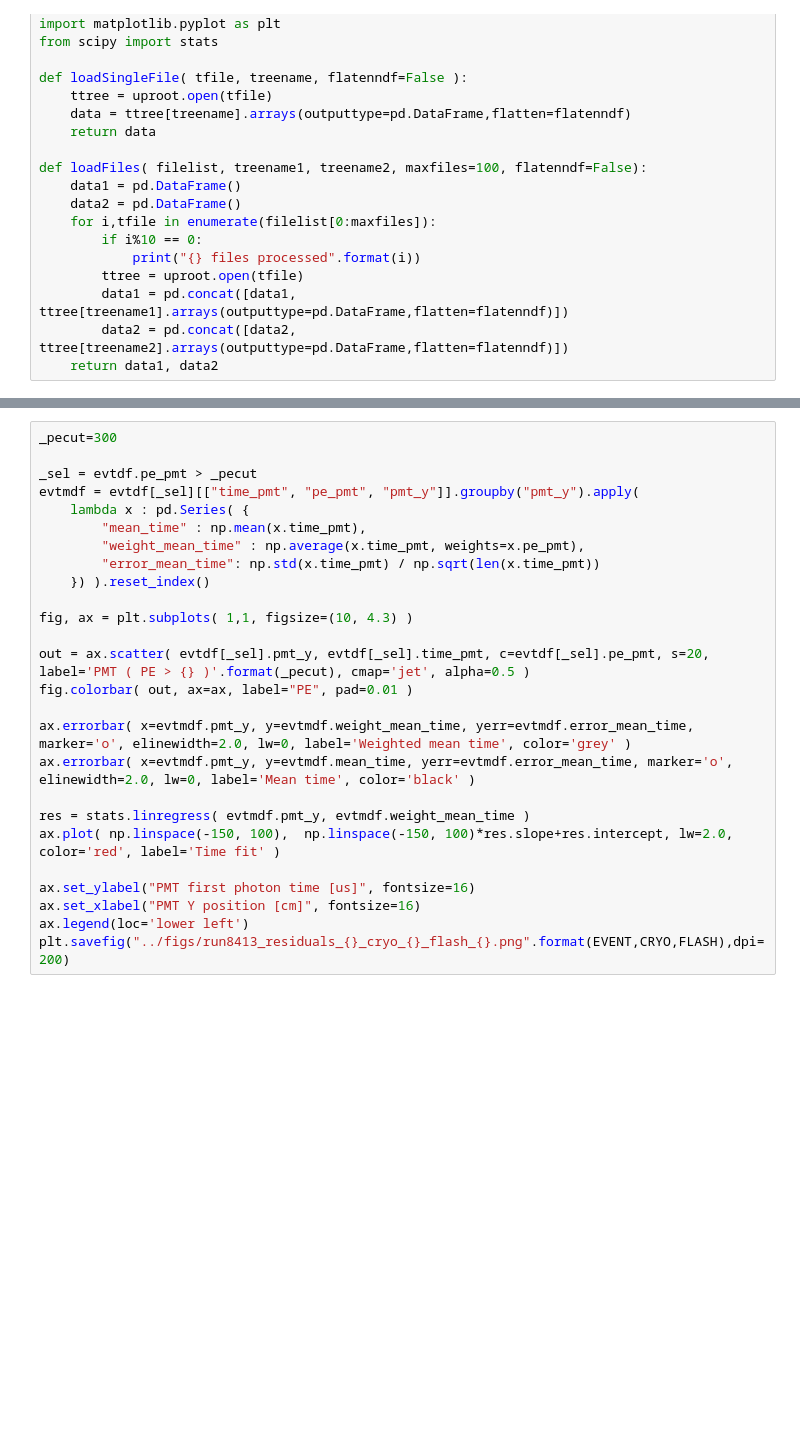
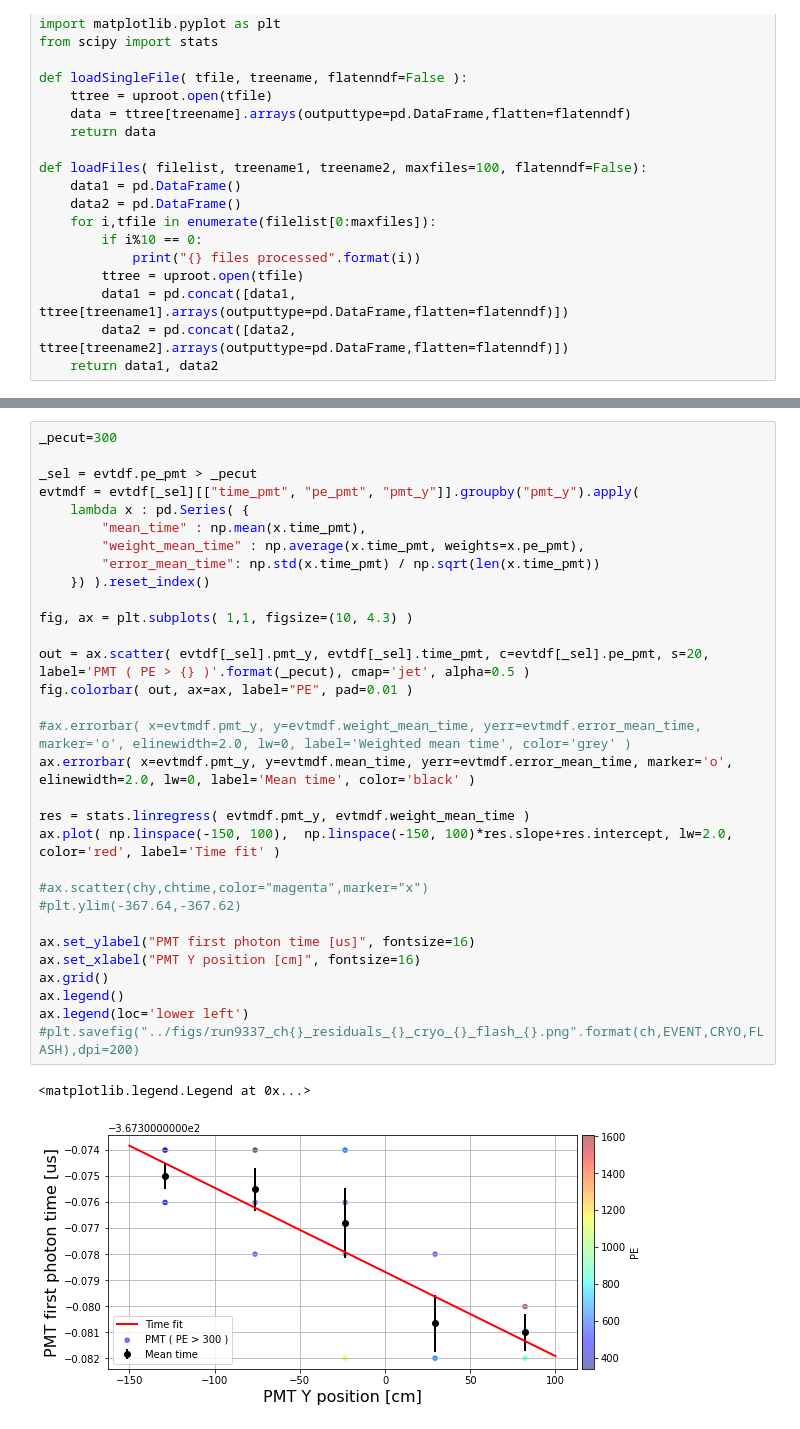
Before and after one commit to mvicenzi/pmt-calibration, a Jupyter notebook: cosmics-timing/notebooks/Event-display.ipynb, the cells around one changed output, grey strips where cells are left out. Cells and saved outputs as stored; diff of their text form; blank space fills up the shorter version.

```diff
--- a/cosmics-timing/notebooks/Event-display.ipynb
+++ b/cosmics-timing/notebooks/Event-display.ipynb
@@ -169,26 +226,34 @@ plt.savefig("../figs/run8413_event3d_{}_cryo_{}_flash_{}.png".format(EVENT,CRYO,
 # %%
 _pecut=300
 
 _sel = evtdf.pe_pmt > _pecut
 evtmdf = evtdf[_sel][["time_pmt", "pe_pmt", "pmt_y"]].groupby("pmt_y").apply(
     lambda x : pd.Series( {
         "mean_time" : np.mean(x.time_pmt),
         "weight_mean_time" : np.average(x.time_pmt, weights=x.pe_pmt),
         "error_mean_time": np.std(x.time_pmt) / np.sqrt(len(x.time_pmt))
     }) ).reset_index()
 
 fig, ax = plt.subplots( 1,1, figsize=(10, 4.3) )
 
 out = ax.scatter( evtdf[_sel].pmt_y, evtdf[_sel].time_pmt, c=evtdf[_sel].pe_pmt, s=20, label='PMT ( PE > {} )'.format(_pecut), cmap='jet', alpha=0.5 )
 fig.colorbar( out, ax=ax, label="PE", pad=0.01 )
 
-ax.errorbar( x=evtmdf.pmt_y, y=evtmdf.weight_mean_time, yerr=evtmdf.error_mean_time, marker='o', elinewidth=2.0, lw=0, label='Weighted mean time', color='grey' )
+#ax.errorbar( x=evtmdf.pmt_y, y=evtmdf.weight_mean_time, yerr=evtmdf.error_mean_time, marker='o', elinewidth=2.0, lw=0, label='Weighted mean time', color='grey' )
 ax.errorbar( x=evtmdf.pmt_y, y=evtmdf.mean_time, yerr=evtmdf.error_mean_time, marker='o', elinewidth=2.0, lw=0, label='Mean time', color='black' )
 
 res = stats.linregress( evtmdf.pmt_y, evtmdf.weight_mean_time )
 ax.plot( np.linspace(-150, 100),  np.linspace(-150, 100)*res.slope+res.intercept, lw=2.0, color='red', label='Time fit' )
 
+#ax.scatter(chy,chtime,color="magenta",marker="x")
+#plt.ylim(-367.64,-367.62)
+
 ax.set_ylabel("PMT first photon time [us]", fontsize=16)
 ax.set_xlabel("PMT Y position [cm]", fontsize=16)
+ax.grid()
+ax.legend()
 ax.legend(loc='lower left')
-plt.savefig("../figs/run8413_residuals_{}_cryo_{}_flash_{}.png".format(EVENT,CRYO,FLASH),dpi=200)
+#plt.savefig("../figs/run9337_ch{}_residuals_{}_cryo_{}_flash_{}.png".format(ch,EVENT,CRYO,FLASH),dpi=200)
+# %% [output]
+<matplotlib.legend.Legend at 0x...>
+[figure, added]
```
Also changed, not shown: parts of 12 cells of this notebook, 8 other files.
